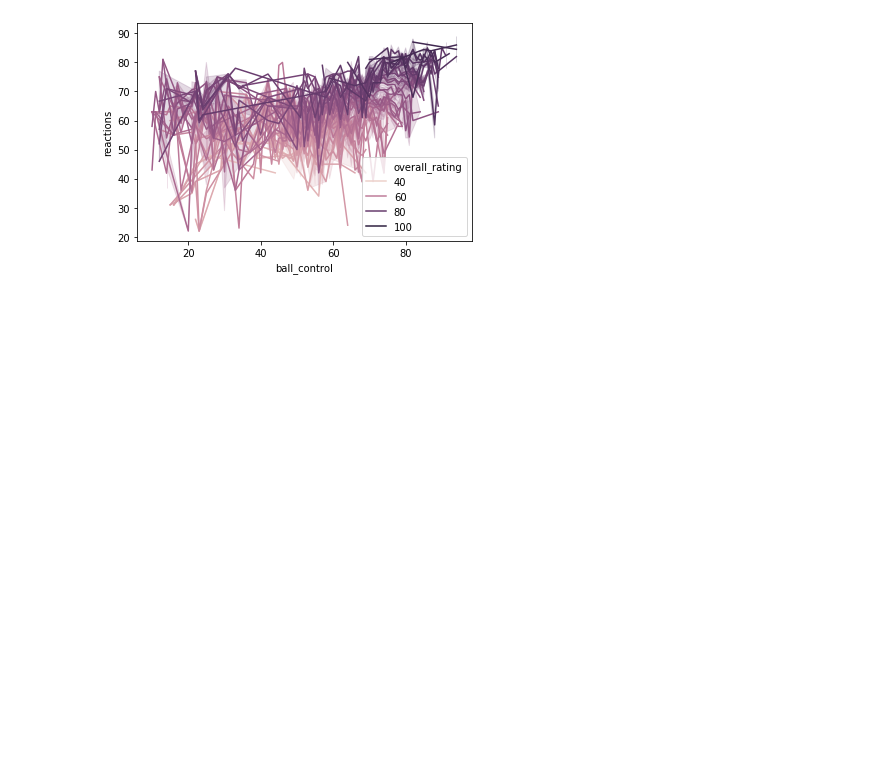
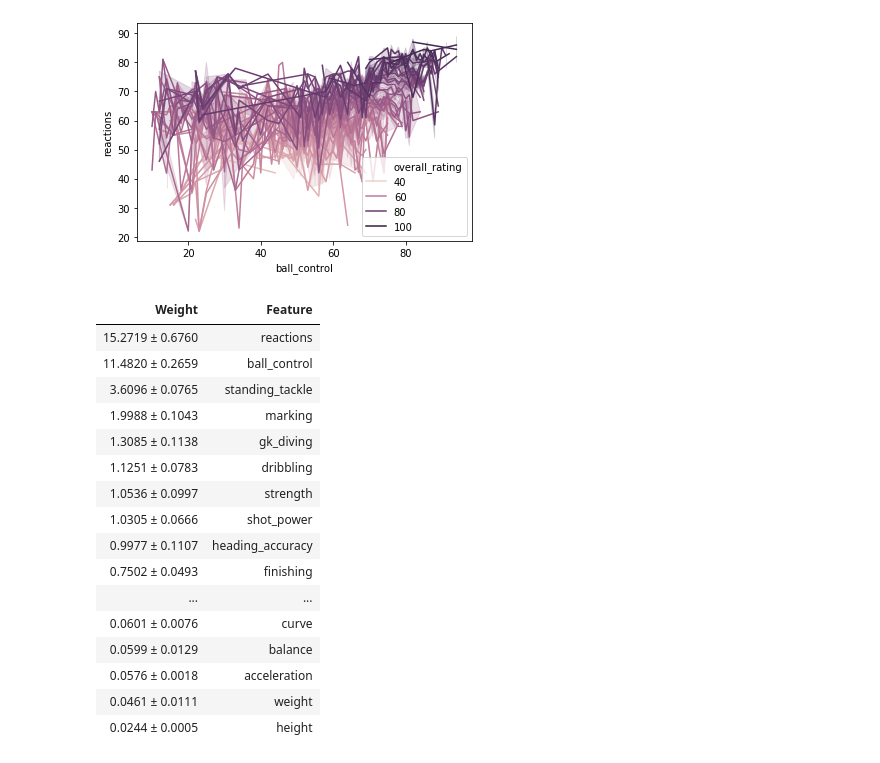
Before and after one commit to imdeja/Jake_Dennis_DS-Unit-2-Applied-Modeling, a Jupyter notebook: module3-permutation-boosting/LS_DS_233_assignment.ipynb, the cells around one changed output. Cells and saved outputs as stored; diff of their text form; code cells hidden in the pictures; blank space fills up the shorter version.

```diff
--- a/module3-permutation-boosting/LS_DS_233_assignment.ipynb
+++ b/module3-permutation-boosting/LS_DS_233_assignment.ipynb
@@ -192,3 +192,45 @@ sns.lineplot(x="ball_control", y="reactions",
              data=df);
 # %% [output]
 [figure]
+# %%
+train, test = train_test_split(df, random_state=42)
+train, val = train_test_split(train, train_size=.2, random_state=42)
+thefeatures = train.drop(columns=['id', 'player_api_id', 'player_name', 'player_fifa_api_id',
+                                  'birthday','date','overall_rating', 'preferred_foot', 'attacking_work_rate',
+                                  'defensive_work_rate', 'potential'])
+features = thefeatures.columns.tolist()
+target = 'overall_rating'
+X_train = train[features]
+y_train = train[target]
+X_val = val[features]
+y_val = val[target]
+X_test = test[features]
+# %%
+from sklearn.ensemble import RandomForestRegressor
+model = RandomForestRegressor(random_state=42)
+model.fit(X_train, y_train)
+
+permuter = PermutationImportance(model, scoring='neg_mean_squared_error', cv='prefit',
+                                 n_iter=3, random_state=42)
+
+permuter.fit(X_train, y_train)
+feature_names = X_train.columns.tolist()
+eli5.show_weights(permuter, top=None, feature_names=feature_names)
+# %% [output]
+| Weight | Feature |
+| 15.2719 ± 0.6760 | reactions |
+| 11.4820 ± 0.2659 | ball_control |
+| 3.6096 ± 0.0765 | standing_tackle |
+| 1.9988 ± 0.1043 | marking |
+| 1.3085 ± 0.1138 | gk_diving |
+| 1.1251 ± 0.0783 | dribbling |
+| 1.0536 ± 0.0997 | strength |
+| 1.0305 ± 0.0666 | shot_power |
+| 0.9977 ± 0.1107 | heading_accuracy |
+| 0.7502 ± 0.0493 | finishing |
+| ... | ... |
+| 0.0601 ± 0.0076 | curve |
+| 0.0599 ± 0.0129 | balance |
+| 0.0576 ± 0.0018 | acceleration |
+| 0.0461 ± 0.0111 | weight |
+| 0.0244 ± 0.0005 | height |
```
Also changed, not shown: 3 other files.
